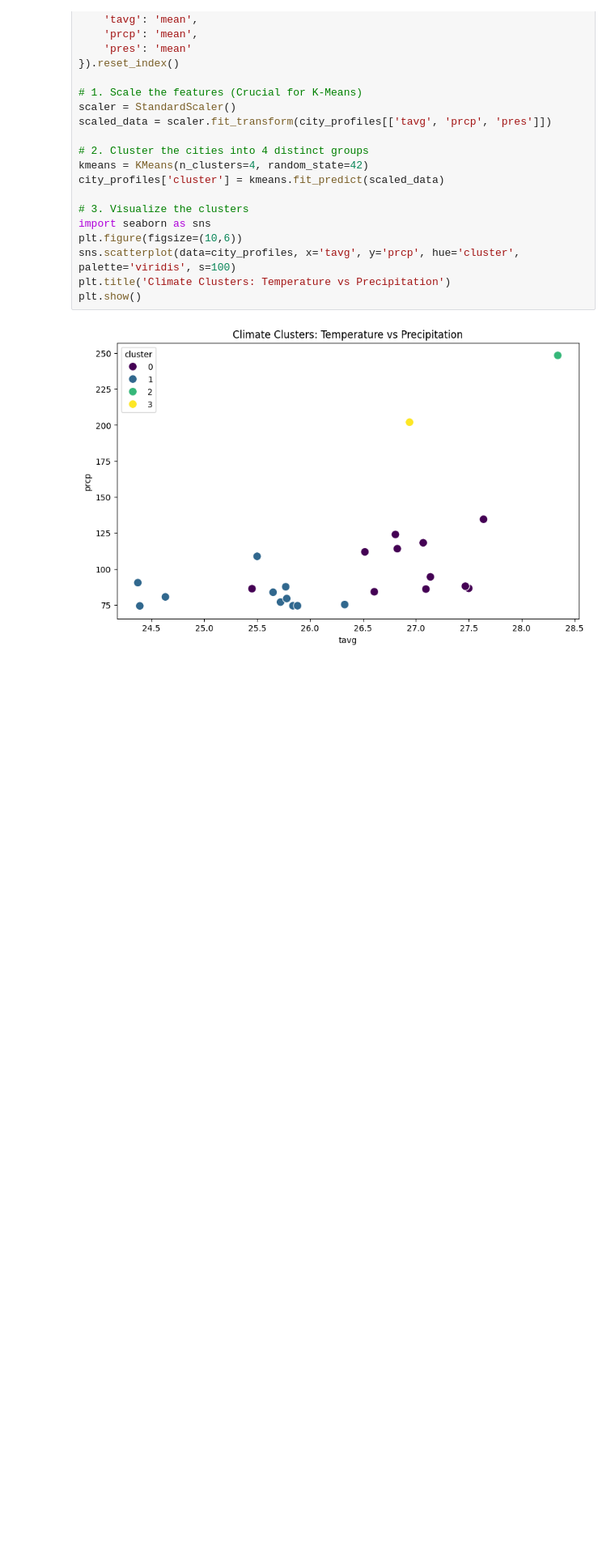
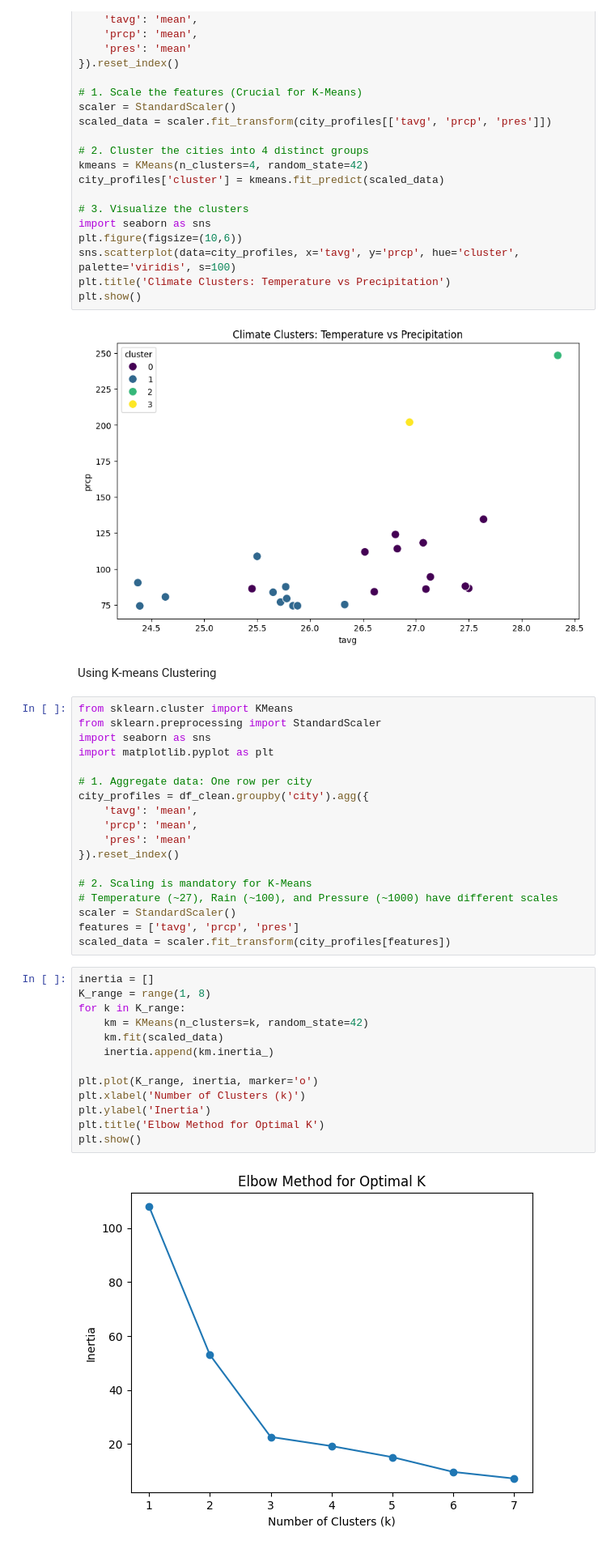
Before and after one commit to AvaneeshKad/Maharashtra-Climate-Data-Analysis, a Jupyter notebook: MaharashtraClimate.ipynb, the cells around one changed output. Shown at 81% size. Drawn from its saved outputs; the diff is of its cells as text; blank space fills up the shorter version.

Commit message:
Kaggle Notebook | MaharashtraClimate_DataAnalysis | Version 4

```diff
--- a/MaharashtraClimate.ipynb
+++ b/MaharashtraClimate.ipynb
@@ -160,3 +160,38 @@ plt.title('Climate Clusters: Temperature vs Precipitation')
 plt.show()
 # %% [output]
 [figure]
+# %% [markdown]
+Using K-means Clustering
+# %%
+from sklearn.cluster import KMeans
+from sklearn.preprocessing import StandardScaler
+import seaborn as sns
+import matplotlib.pyplot as plt
+
+# 1. Aggregate data: One row per city
+city_profiles = df_clean.groupby('city').agg({
+    'tavg': 'mean',
+    'prcp': 'mean',
+    'pres': 'mean'
+}).reset_index()
+
+# 2. Scaling is mandatory for K-Means
+# Temperature (~27), Rain (~100), and Pressure (~1000) have different scales
+scaler = StandardScaler()
+features = ['tavg', 'prcp', 'pres']
+scaled_data = scaler.fit_transform(city_profiles[features])
+# %%
+inertia = []
+K_range = range(1, 8)
+for k in K_range:
+    km = KMeans(n_clusters=k, random_state=42)
+    km.fit(scaled_data)
+    inertia.append(km.inertia_)
+
+plt.plot(K_range, inertia, marker='o')
+plt.xlabel('Number of Clusters (k)')
+plt.ylabel('Inertia')
+plt.title('Elbow Method for Optimal K')
+plt.show()
+# %% [output]
+[figure, added]
```
Also changed, not shown: parts of 3 cells of this notebook.
